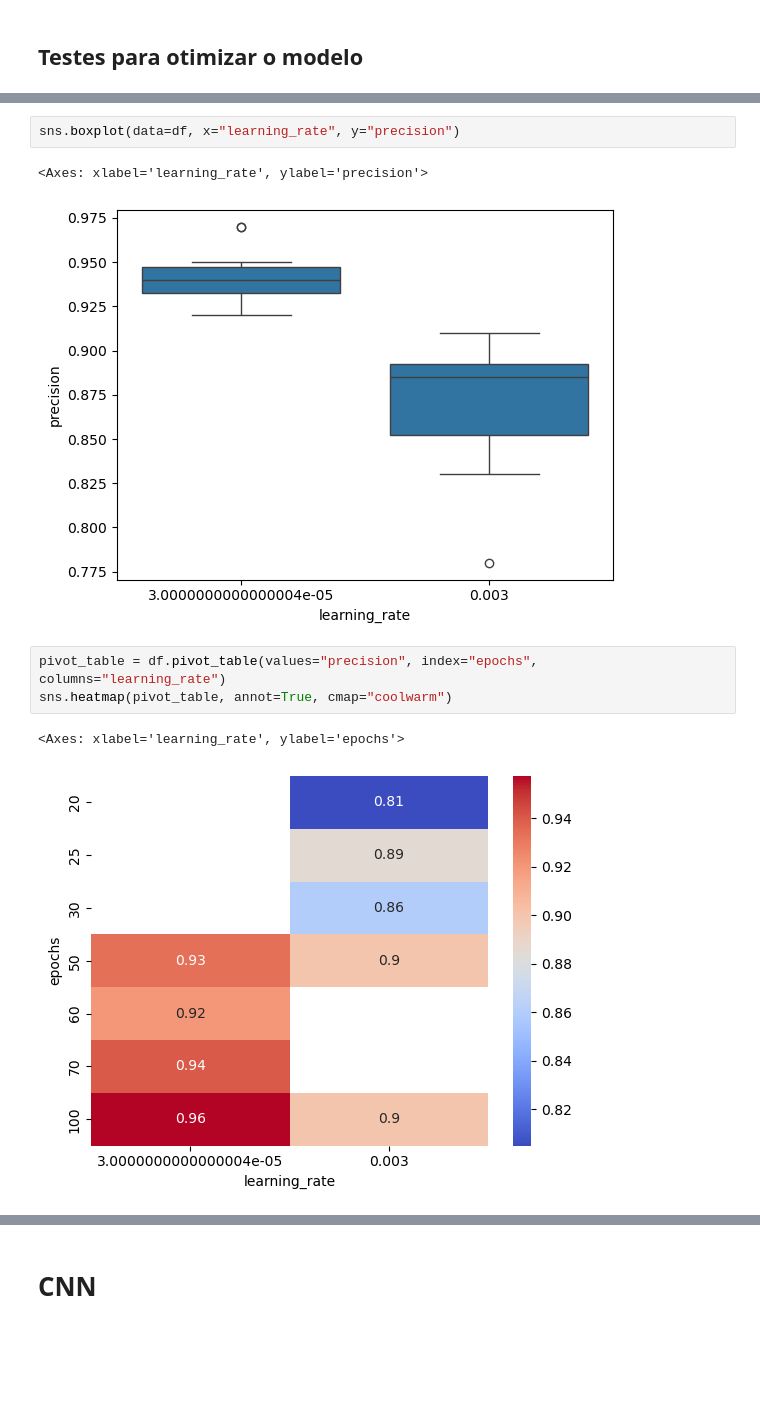
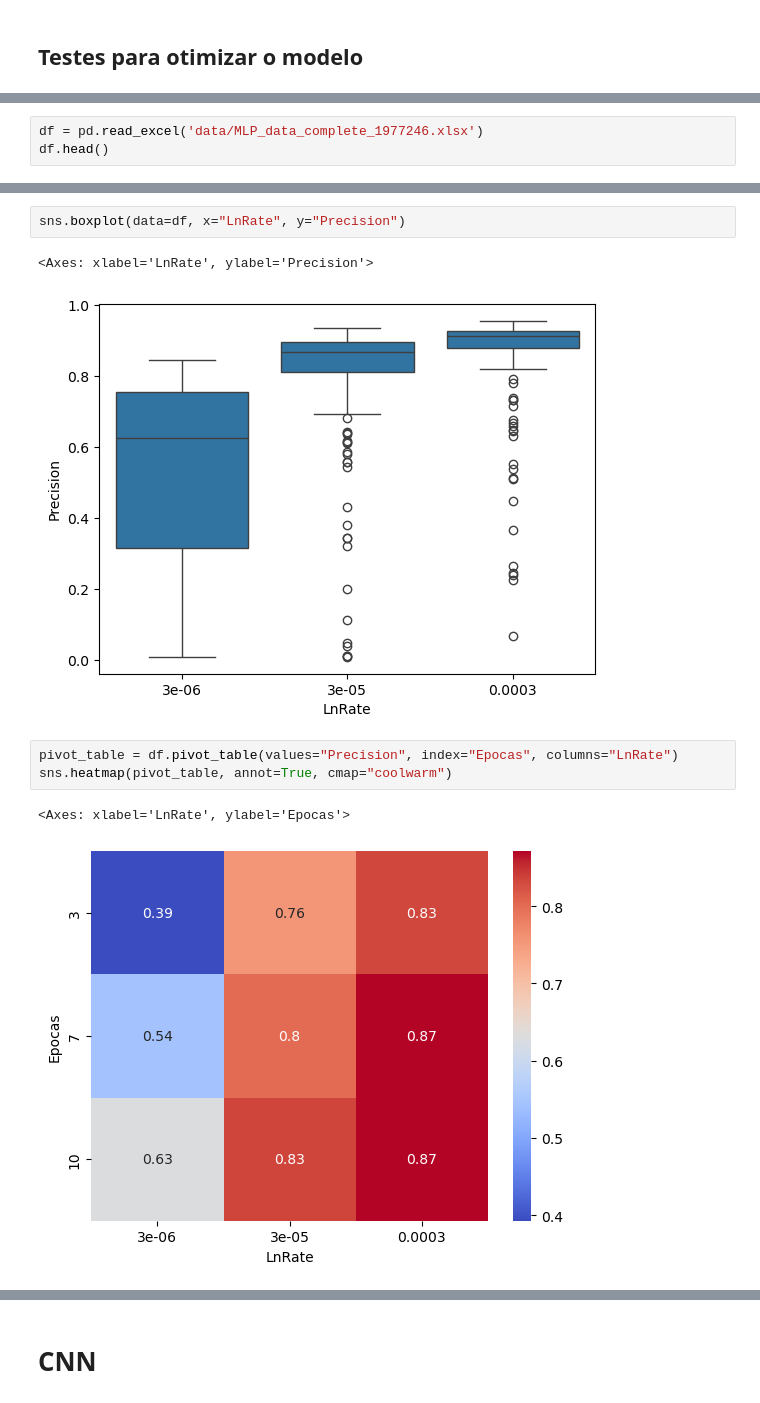
Before and after one commit to Erickllino/Projeto-IF702, a Jupyter notebook: 1o-MiniProjeto/main.ipynb, the cells around one changed output, grey strips where cells are left out. Saved outputs shown, nothing was run; the diff lists cells and outputs as text; blank space fills up the shorter version.

```diff
--- a/1o-MiniProjeto/main.ipynb
+++ b/1o-MiniProjeto/main.ipynb
@@ -281,0 +194,3 @@ df
+# %%
+df = pd.read_excel('data/MLP_data_complete_1977246.xlsx')
+df.head()
@@ -288,14 +211,14 @@ sns.lineplot(data=df, x="epochs", y="precision", color='orange')  # Linha para m
 # %%
-sns.boxplot(data=df, x="learning_rate", y="precision")
+sns.boxplot(data=df, x="LnRate", y="Precision")
 # %% [output]
-<Axes: xlabel='learning_rate', ylabel='precision'>
+<Axes: xlabel='LnRate', ylabel='Precision'>
-[figure, old version]
+[figure, new version]
 # %%
-pivot_table = df.pivot_table(values="precision", index="epochs", columns="learning_rate")
+pivot_table = df.pivot_table(values="Precision", index="Epocas", columns="LnRate")
 sns.heatmap(pivot_table, annot=True, cmap="coolwarm")
 # %% [output]
-<Axes: xlabel='learning_rate', ylabel='epochs'>
+<Axes: xlabel='LnRate', ylabel='Epocas'>
-[figure, old version]
+[figure, new version]
 # %%
 
 from scipy.stats import linregress
```
Also changed, not shown: parts of 29 cells of this notebook.
